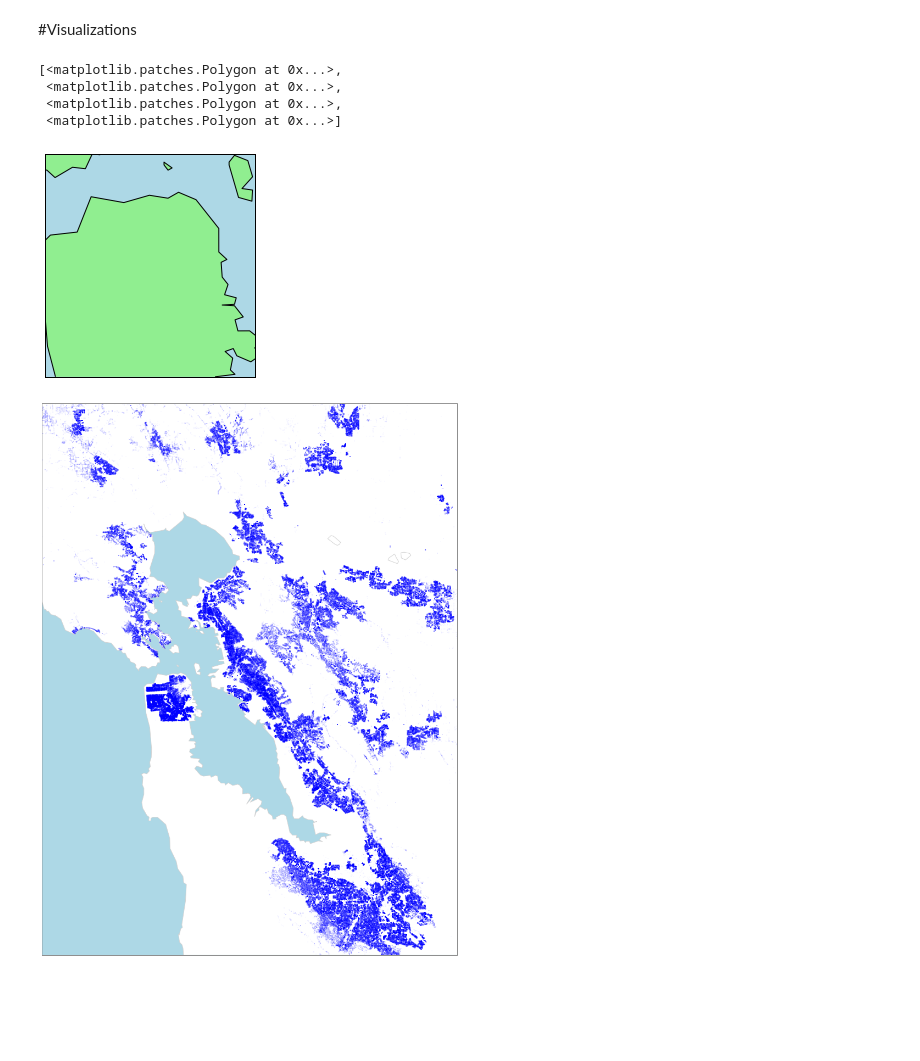
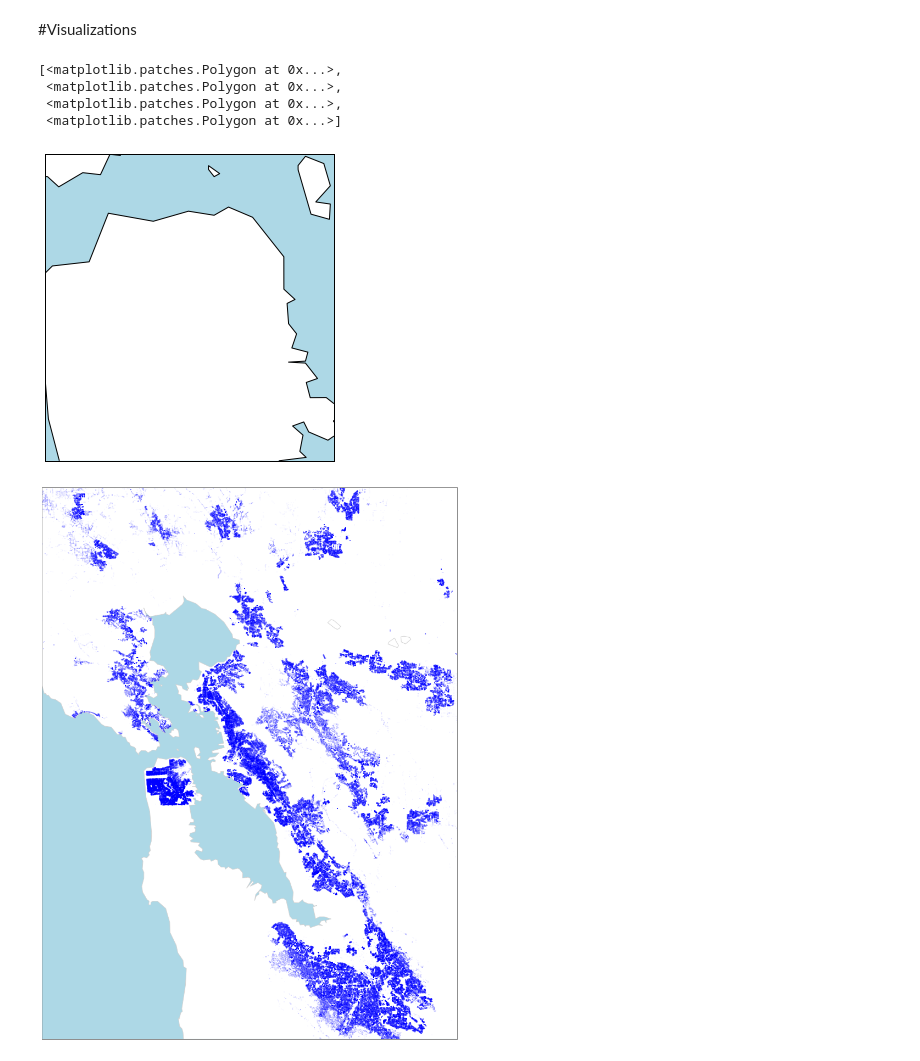
Before and after one commit to selwyth/featurehoods, a Jupyter notebook: presentation1.ipynb, the cells around one changed output. Drawn from its saved outputs; the diff is of its cells as text; code cells hidden in the pictures; blank space fills up the shorter version.

```diff
--- a/presentation1.ipynb
+++ b/presentation1.ipynb
@@ -185,13 +185,13 @@ eastbay = Basemap(projection='merc', lat_0=((37.796+37.9026)/2), lon_0=((-122.31
 # %%
 sf.drawcoastlines()
 sf.drawmapboundary(fill_color = 'lightblue')
-sf.fillcontinents(color = 'lightgreen')
+sf.fillcontinents(color='white')
 # %% [output]
 [<matplotlib.patches.Polygon at 0x...>,
  <matplotlib.patches.Polygon at 0x...>,
  <matplotlib.patches.Polygon at 0x...>,
  <matplotlib.patches.Polygon at 0x...>]
-[figure, old version]
+[figure, new version]
 # %%
 
 
```
Also changed, not shown: 26 other files.
